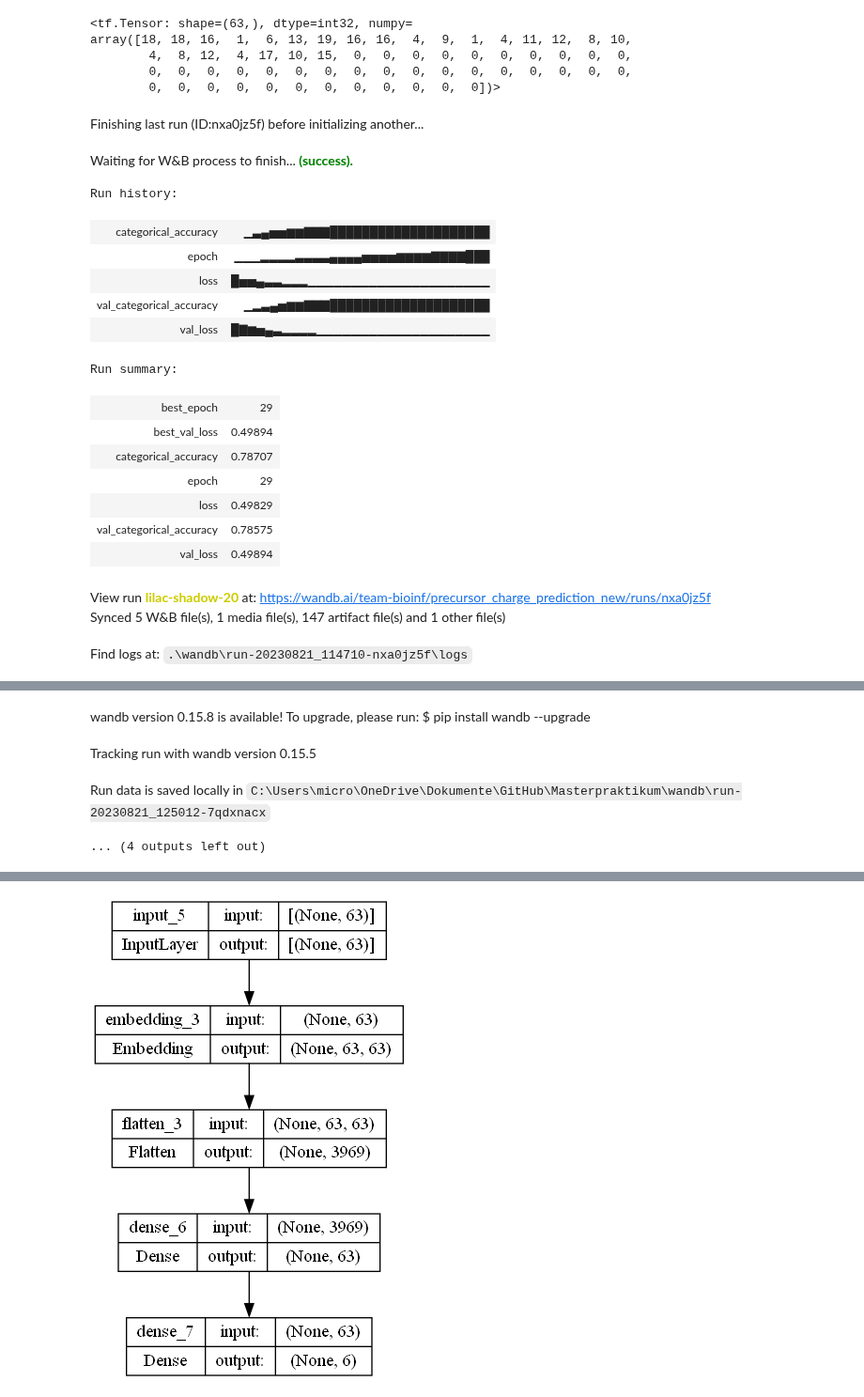
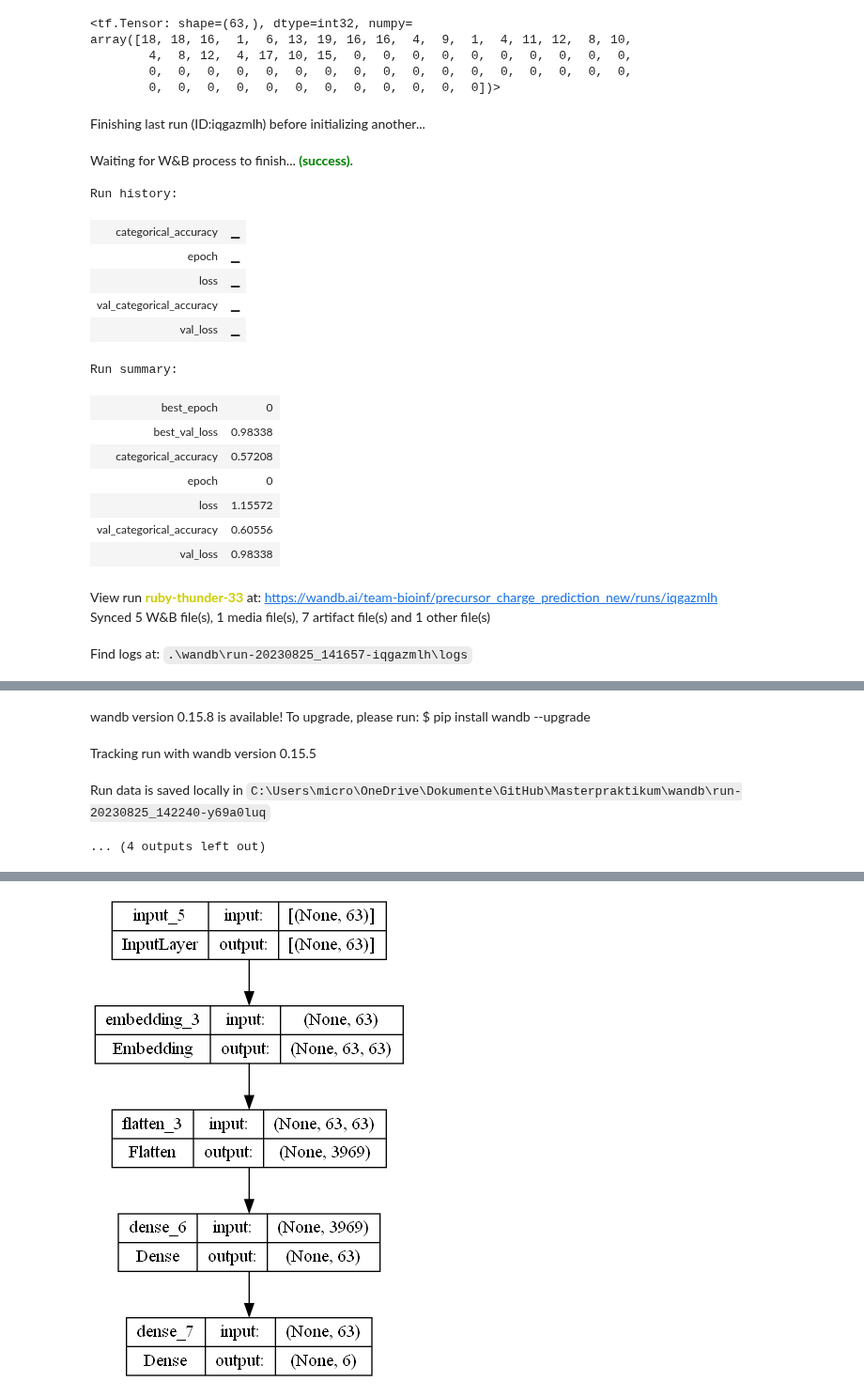
Before and after one commit to Sacesh/Masterpraktikum, a Jupyter notebook: new_charge_predictor_multiclass.ipynb, the cells around one changed output, grey strips where cells are left out. Shown at 94% size. Cells and saved outputs as stored; diff of their text form; code cells hidden in the pictures.

```diff
--- a/new_charge_predictor_multiclass.ipynb
+++ b/new_charge_predictor_multiclass.ipynb
@@ -538,24 +538,24 @@ array([18, 18, 16,  1,  6, 13, 19, 16, 16,  4,  9,  1,  4, 11, 12,  8, 10,
         0,  0,  0,  0,  0,  0,  0,  0,  0,  0,  0,  0,  0,  0,  0,  0,  0,
         0,  0,  0,  0,  0,  0,  0,  0,  0,  0,  0,  0])>
 # %%
-wandb.init(project='precursor_charge_prediction_new')
+wandb.init(project='precursor_charge_prediction_new', settings=wandb.Settings(code_dir="models/"))
 # %% [output]
-Finishing last run (ID:nxa0jz5f) before initializing another...
+Finishing last run (ID:iqgazmlh) before initializing another...
 Waiting for W&B process to finish... (success).
 Run history:
-| categorical_accuracy | ▁▃▄▅▅▆▆▇▇▇████████████████████ |
-| epoch | ▁▁▁▂▂▂▂▃▃▃▃▄▄▄▄▅▅▅▅▆▆▆▆▇▇▇▇███ |
-| loss | █▅▅▄▃▃▂▂▂▁▁▁▁▁▁▁▁▁▁▁▁▁▁▁▁▁▁▁▁▁ |
-| val_categorical_accuracy | ▁▂▃▄▅▆▆▇▇▇████████████████████ |
-| val_loss | █▇▆▅▄▃▂▂▂▂▁▁▁▁▁▁▁▁▁▁▁▁▁▁▁▁▁▁▁▁ |
+| categorical_accuracy | ▁ |
+| epoch | ▁ |
+| loss | ▁ |
+| val_categorical_accuracy | ▁ |
+| val_loss | ▁ |
 Run summary:
-| best_epoch | 29 |
-| best_val_loss | 0.49894 |
-| categorical_accuracy | 0.78707 |
-| epoch | 29 |
-| loss | 0.49829 |
-| val_categorical_accuracy | 0.78575 |
-| val_loss | 0.49894 |
+| best_epoch | 0 |
+| best_val_loss | 0.98338 |
+| categorical_accuracy | 0.57208 |
+| epoch | 0 |
+| loss | 1.15572 |
+| val_categorical_accuracy | 0.60556 |
+| val_loss | 0.98338 |
-View run lilac-shadow-20 at: https://wandb.ai/team-bioinf/precursor_charge_prediction_new/runs/nxa0jz5f
-Synced 5 W&B file(s), 1 media file(s), 147 artifact file(s) and 1 other file(s)
+View run ruby-thunder-33 at: https://wandb.ai/team-bioinf/precursor_charge_prediction_new/runs/iqgazmlh
+Synced 5 W&B file(s), 1 media file(s), 7 artifact file(s) and 1 other file(s)
-Find logs at: .\wandb\run-20230821_114710-nxa0jz5f\logs
+Find logs at: .\wandb\run-20230825_141657-iqgazmlh\logs
@@ -563,4 +563,4 @@ Successfully finished last run (ID:nxa0jz5f). Initializing new run:
 wandb version 0.15.8 is available! To upgrade, please run: $ pip install wandb --upgrade
 Tracking run with wandb version 0.15.5
-Run data is saved locally in C:\Users\micro\OneDrive\Dokumente\GitHub\Masterpraktikum\wandb\run-20230821_125012-7qdxnacx
+Run data is saved locally in C:\Users\micro\OneDrive\Dokumente\GitHub\Masterpraktikum\wandb\run-20230825_142240-y69a0luq
 ... (4 outputs left out)
```
Also changed, not shown: parts of 15 cells of this notebook.
